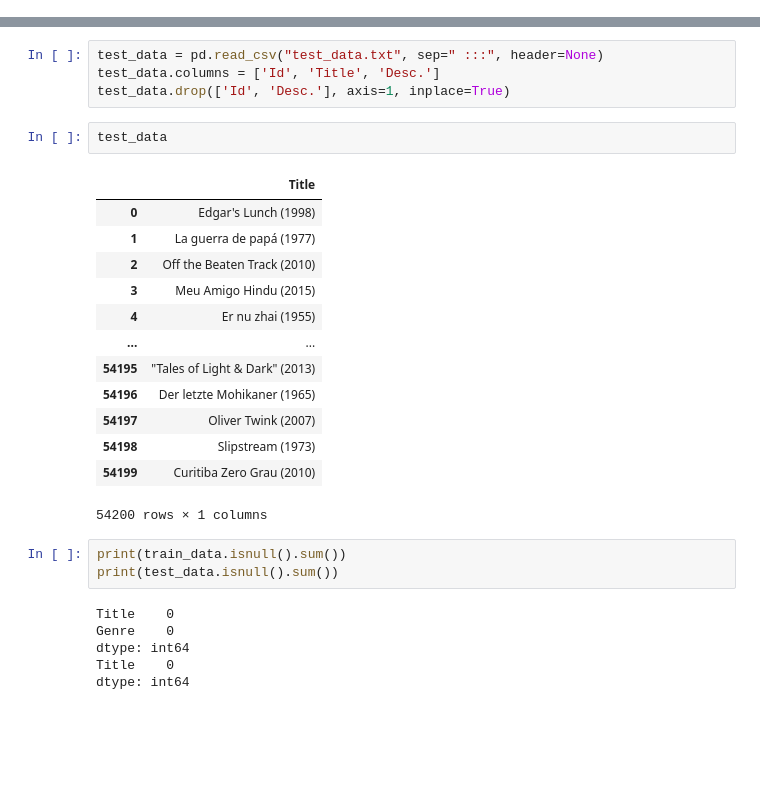
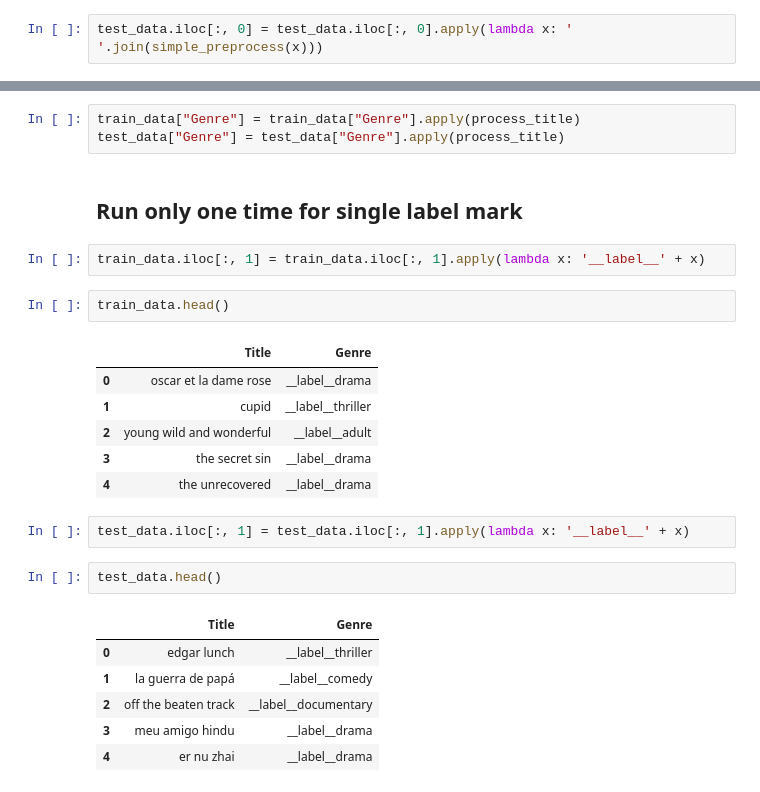
Before and after one commit to BasitNadeem/Text-Classification-App, a Jupyter notebook: Text Classification.ipynb, the cells around one changed output, grey strips where cells are left out. Drawn from its saved outputs; the diff is of its cells as text; blank space fills up the shorter version.

```diff
--- a/Text Classification.ipynb
+++ b/Text Classification.ipynb
@@ -31,3 +123,5 @@ train_data.drop(['Id', 'Desc.'], axis=1, inplace=True)
+# %%
+test_data.iloc[:, 0] = test_data.iloc[:, 0].apply(lambda x: ' '.join(simple_preprocess(x)))
 # %%
 train_data.head()
 # %% [output]
@@ -40,29 +134,27 @@ train_data.head()
-# %%
-test_data = pd.read_csv("test_data.txt", sep=" :::", header=None)
-test_data.columns = ['Id', 'Title', 'Desc.']
-test_data.drop(['Id', 'Desc.'], axis=1, inplace=True)
+# %%
+train_data["Genre"] = train_data["Genre"].apply(process_title)
+test_data["Genre"] = test_data["Genre"].apply(process_title)
+# %% [markdown]
+## Run only one time for single label mark
+# %%
+train_data.iloc[:, 1] = train_data.iloc[:, 1].apply(lambda x: '__label__' + x)
+# %%
+train_data.head()
+# %% [output]
+|  | Title | Genre |
+| 0 | oscar et la dame rose | __label__drama |
+| 1 | cupid | __label__thriller |
+| 2 | young wild and wonderful | __label__adult |
+| 3 | the secret sin | __label__drama |
+| 4 | the unrecovered | __label__drama |
+# %%
+test_data.iloc[:, 1] = test_data.iloc[:, 1].apply(lambda x: '__label__' + x)
 # %%
-test_data
+test_data.head()
 # %% [output]
-|  | Title |
-| 0 | Edgar's Lunch (1998) |
-| 1 | La guerra de papá (1977) |
-| 2 | Off the Beaten Track (2010) |
-| 3 | Meu Amigo Hindu (2015) |
-| 4 | Er nu zhai (1955) |
-| ... | ... |
-| 54195 | "Tales of Light & Dark" (2013) |
-| 54196 | Der letzte Mohikaner (1965) |
-| 54197 | Oliver Twink (2007) |
-| 54198 | Slipstream (1973) |
-| 54199 | Curitiba Zero Grau (2010) |
+|  | Title | Genre |
+| 0 | edgar lunch | __label__thriller |
+| 1 | la guerra de papá | __label__comedy |
+| 2 | off the beaten track | __label__documentary |
+| 3 | meu amigo hindu | __label__drama |
+| 4 | er nu zhai | __label__drama |
-54200 rows × 1 columns
-# %%
-print(train_data.isnull().sum())
-print(test_data.isnull().sum())
-# %% [output]
-Title    0
-Genre    0
-dtype: int64
-Title    0
-dtype: int64
```
Also changed, not shown: parts of 28 cells of this notebook, 4 other files.
